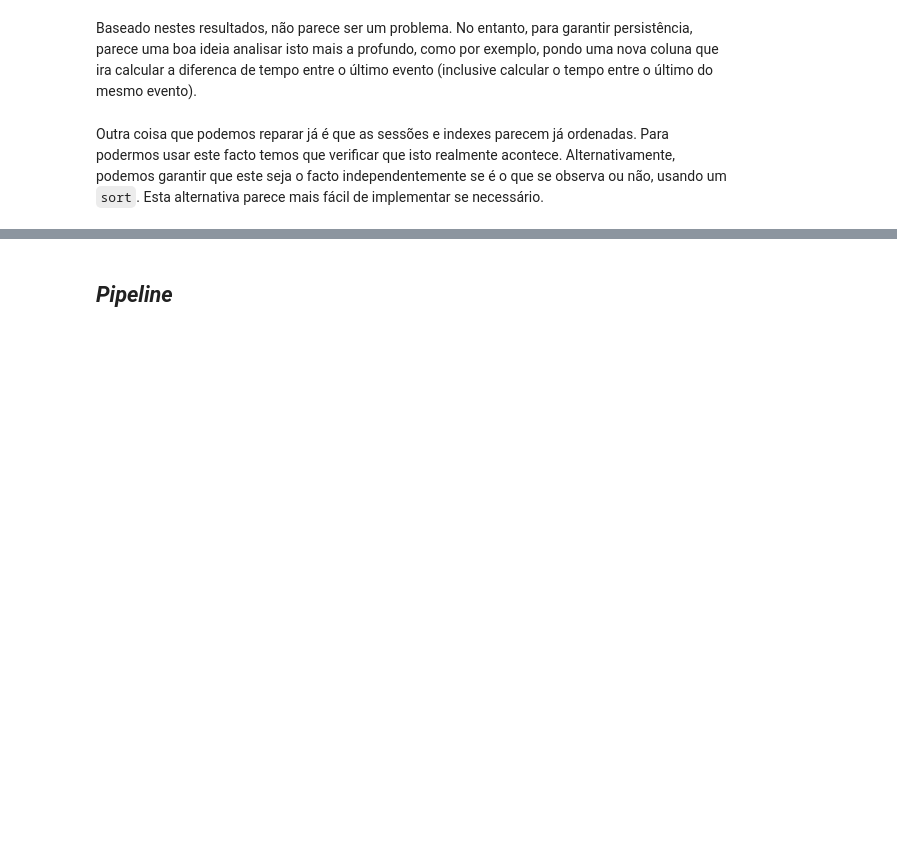
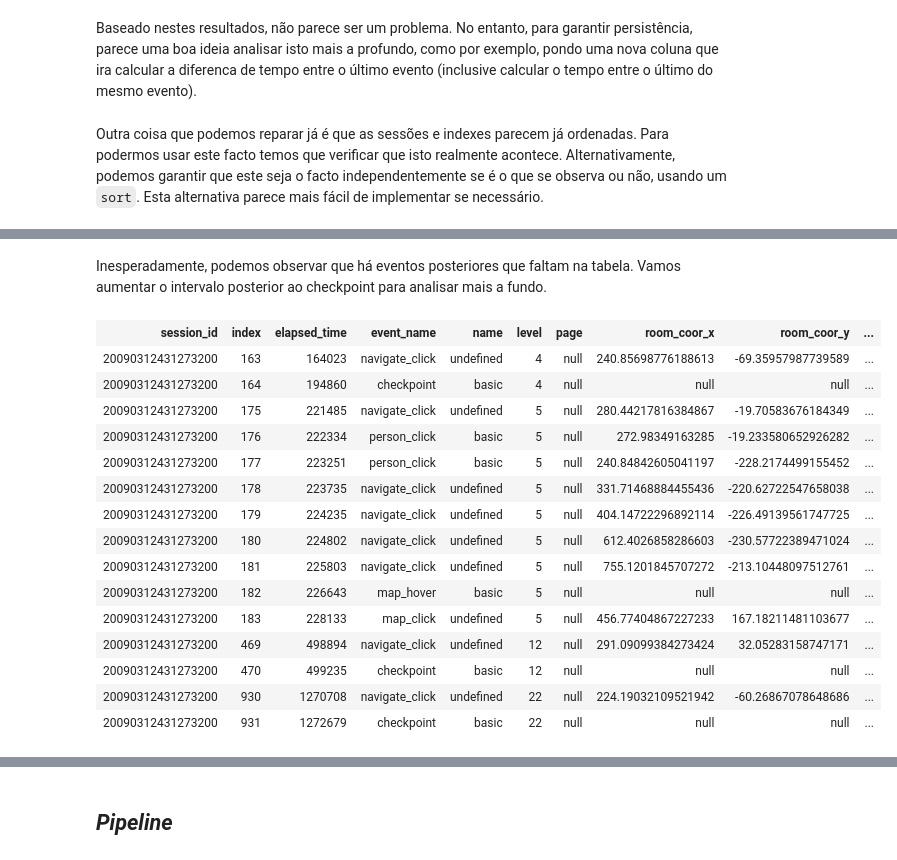
Before and after one commit to notPlancha/pbd, a Jupyter notebook: 1-formulacao.ipynb, the cells around one changed output, grey strips where cells are left out. Cells and saved outputs as stored; diff of their text form; code cells hidden in the pictures; blank space fills up the shorter version.

Commit message:
investigado checkpoint

```diff
--- a/1-formulacao.ipynb
+++ b/1-formulacao.ipynb
@@ -73,6 +76,7 @@ TODO columns description
 # %%
 paths = [r".\data\test.csv", r".\data\sample_submission.csv", r".\data\train_labels.csv", r".\data\train.csv"]
 df_test, df_sample_submissions, df_train_labels, df_train = [
-    spark.read.csv(r".\data\train.csv", inferSchema=False, header=True)
+    spark.read.csv(i, inferSchema=False, header=True)
     for i in paths
 ]
+(df_test.count(), df_sample_submissions.count(), df_train_labels.count(), df_train.count())
@@ -123,0 +166,3 @@ TODO resto das base de dados
+# %%
+oneSess = df_train.filter(df_train.session_id == "20090312431273200").cache()
+oneSess.limit(10)
@@ -123,0 +225,23 @@ TODO resto das base de dados
+# %% [markdown]
+Inesperadamente, podemos observar que há eventos posteriores que faltam na tabela. Vamos aumentar o intervalo posterior ao checkpoint para analisar mais a fundo.
+# %%
+befAndAft = lambda numb: ({i for i in range(numb-1, numb+20)})
+(indexes := befAndAft(164)).update(befAndAft(470), befAndAft(931))
+oneSess.filter(oneSess["index"].isin(indexes))
+# %% [output]
+| session_id | index | elapsed_time | event_name | name | level | page | room_coor_x | room_coor_y | ... |
+| 20090312431273200 | 163 | 164023 | navigate_click | undefined | 4 | null | 240.85698776188613 | -69.35957987739589 | ... |
+| 20090312431273200 | 164 | 194860 | checkpoint | basic | 4 | null | null | null | ... |
+| 20090312431273200 | 175 | 221485 | navigate_click | undefined | 5 | null | 280.44217816384867 | -19.70583676184349 | ... |
+| 20090312431273200 | 176 | 222334 | person_click | basic | 5 | null | 272.98349163285 | -19.233580652926282 | ... |
+| 20090312431273200 | 177 | 223251 | person_click | basic | 5 | null | 240.84842605041197 | -228.2174499155452 | ... |
+| 20090312431273200 | 178 | 223735 | navigate_click | undefined | 5 | null | 331.71468884455436 | -220.62722547658038 | ... |
+| 20090312431273200 | 179 | 224235 | navigate_click | undefined | 5 | null | 404.14722296892114 | -226.49139561747725 | ... |
+| 20090312431273200 | 180 | 224802 | navigate_click | undefined | 5 | null | 612.4026858286603 | -230.57722389471024 | ... |
+| 20090312431273200 | 181 | 225803 | navigate_click | undefined | 5 | null | 755.1201845707272 | -213.10448097512761 | ... |
+| 20090312431273200 | 182 | 226643 | map_hover | basic | 5 | null | null | null | ... |
+| 20090312431273200 | 183 | 228133 | map_click | undefined | 5 | null | 456.77404867227233 | 167.18211481103677 | ... |
+| 20090312431273200 | 469 | 498894 | navigate_click | undefined | 12 | null | 291.09099384273424 | 32.05283158747171 | ... |
+| 20090312431273200 | 470 | 499235 | checkpoint | basic | 12 | null | null | null | ... |
+| 20090312431273200 | 930 | 1270708 | navigate_click | undefined | 22 | null | 224.19032109521942 | -60.26867078648686 | ... |
+| 20090312431273200 | 931 | 1272679 | checkpoint | basic | 22 | null | null | null | ... |
```
Also changed, not shown: parts of 23 cells of this notebook, 1 other file.
